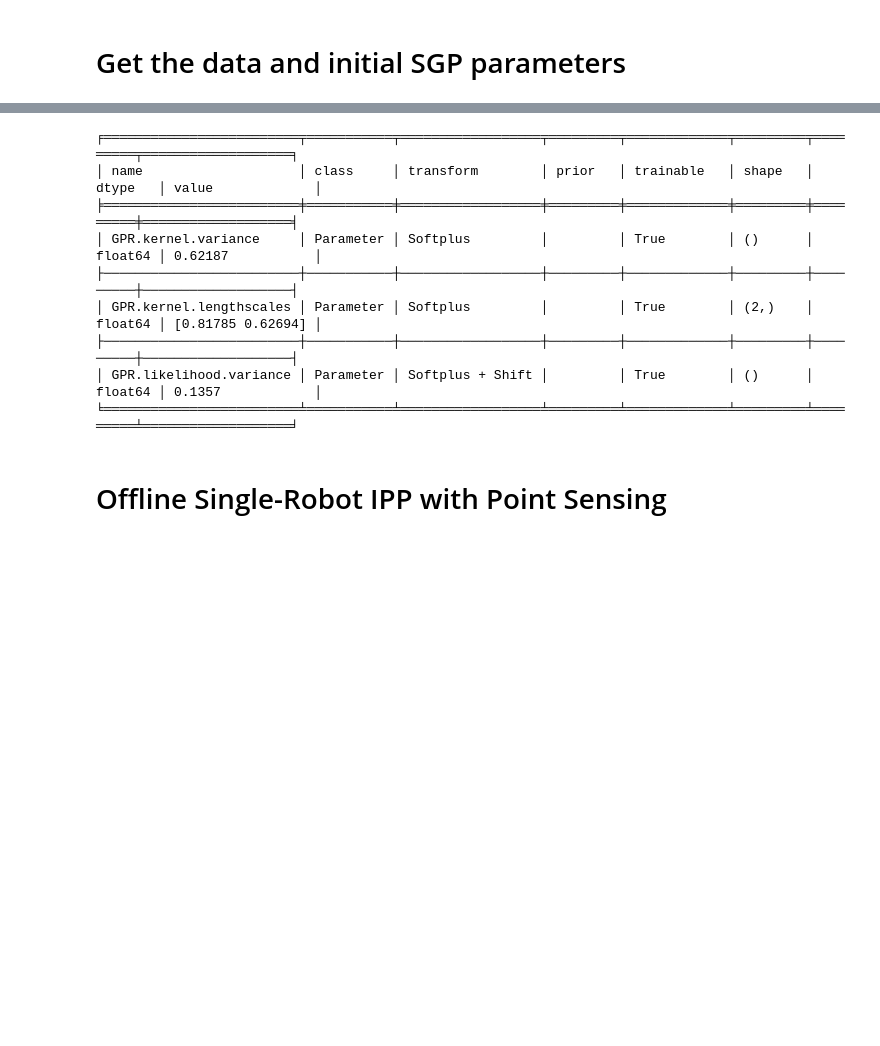
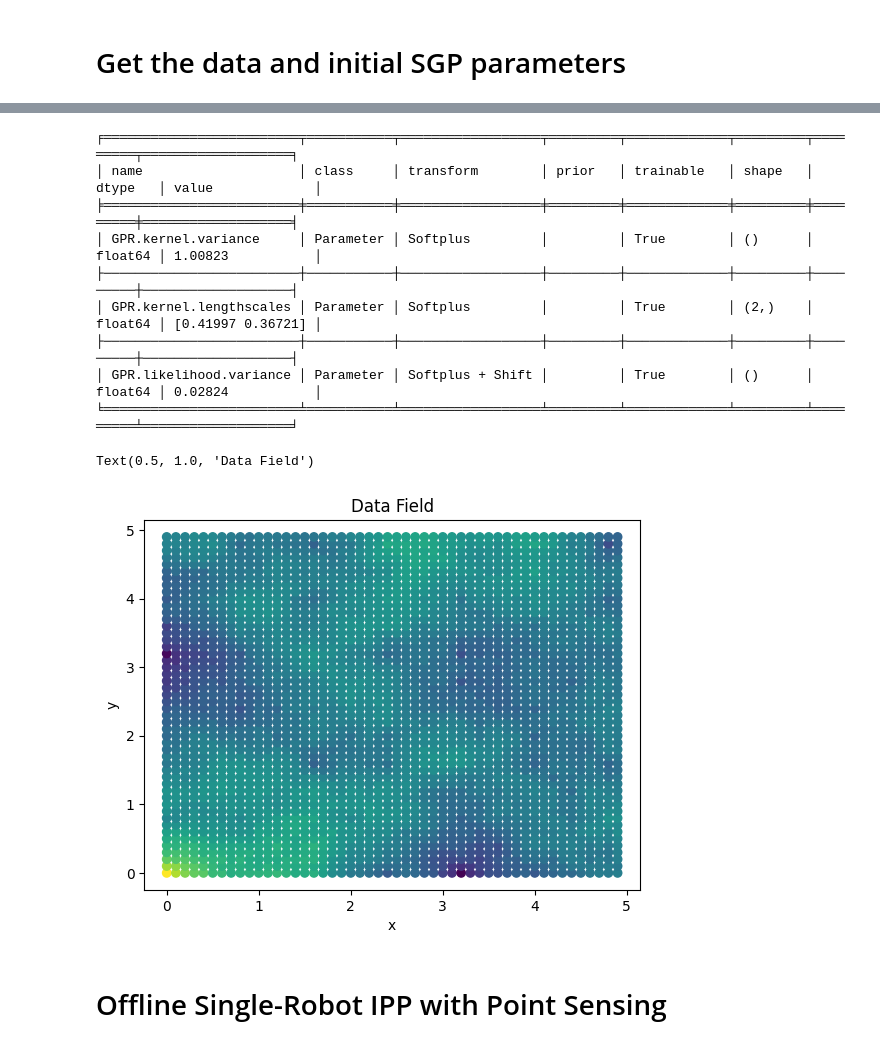
Before and after one commit to itskalvik/sgp-tools, a Jupyter notebook: demos/IPP.ipynb, the cells around one changed output, grey strips where cells are left out. Drawn from its saved outputs; the diff is of its cells as text; code cells hidden in the pictures; blank space fills up the shorter version.

```diff
--- a/demos/IPP.ipynb
+++ b/demos/IPP.ipynb
@@ -26,14 +26,17 @@ To enable the following instructions: AVX2 AVX512F AVX512_VNNI FMA, in other ope
 # %% [markdown]
 # Get the data and initial SGP parameters
 # %%
-dataset = 'salinity'
-dataset_path = '/home/kalvik/sgp-tools/datasets/ROMS.nc'
-
-# Get the data
-X_train, y_train, X_test, y_test, candidates, X, y = get_dataset(dataset, dataset_path)
+# Get the synthetic elevation data
+dataset = 'synthetic'
+X_train, y_train, X_test, y_test, candidates, X, y = get_dataset(dataset)
 
 # Train the GP and get the model parameters
 _, noise_variance, kernel = get_model_params(X_train, y_train,
                                              lengthscales=[1.0, 1.0],
                                              optimizer='scipy')
+
+plt.scatter(X[:, 0], X[:, 1], c=y)
+plt.xlabel('x')
+plt.ylabel('y')
+plt.title('Data Field')
 # %% [output]
@@ -41,13 +44,15 @@ _, noise_variance, kernel = get_model_params(X_train, y_train,
 Skipping registering GPU devices...
 ╒═════════════════════════╤═══════════╤══════════════════╤═════════╤═════════════╤═════════╤═════════╤═══════════════════╕
 │ name                    │ class     │ transform        │ prior   │ trainable   │ shape   │ dtype   │ value             │
 ╞═════════════════════════╪═══════════╪══════════════════╪═════════╪═════════════╪═════════╪═════════╪═══════════════════╡
-│ GPR.kernel.variance     │ Parameter │ Softplus         │         │ True        │ ()      │ float64 │ 0.62187           │
+│ GPR.kernel.variance     │ Parameter │ Softplus         │         │ True        │ ()      │ float64 │ 1.00823           │
 ├─────────────────────────┼───────────┼──────────────────┼─────────┼─────────────┼─────────┼─────────┼───────────────────┤
-│ GPR.kernel.lengthscales │ Parameter │ Softplus         │         │ True        │ (2,)    │ float64 │ [0.81785 0.62694] │
+│ GPR.kernel.lengthscales │ Parameter │ Softplus         │         │ True        │ (2,)    │ float64 │ [0.41997 0.36721] │
 ├─────────────────────────┼───────────┼──────────────────┼─────────┼─────────────┼─────────┼─────────┼───────────────────┤
-│ GPR.likelihood.variance │ Parameter │ Softplus + Shift │         │ True        │ ()      │ float64 │ 0.1357            │
+│ GPR.likelihood.variance │ Parameter │ Softplus + Shift │         │ True        │ ()      │ float64 │ 0.02824           │
 ╘═════════════════════════╧═══════════╧══════════════════╧═════════╧═════════════╧═════════╧═════════╧═══════════════════╛
+Text(0.5, 1.0, 'Data Field')
+[figure, added]
 # %% [markdown]
 # Offline Single-Robot IPP with Point Sensing
 # %%
```
Also changed, not shown: parts of 6 cells of this notebook, 4 other files.
